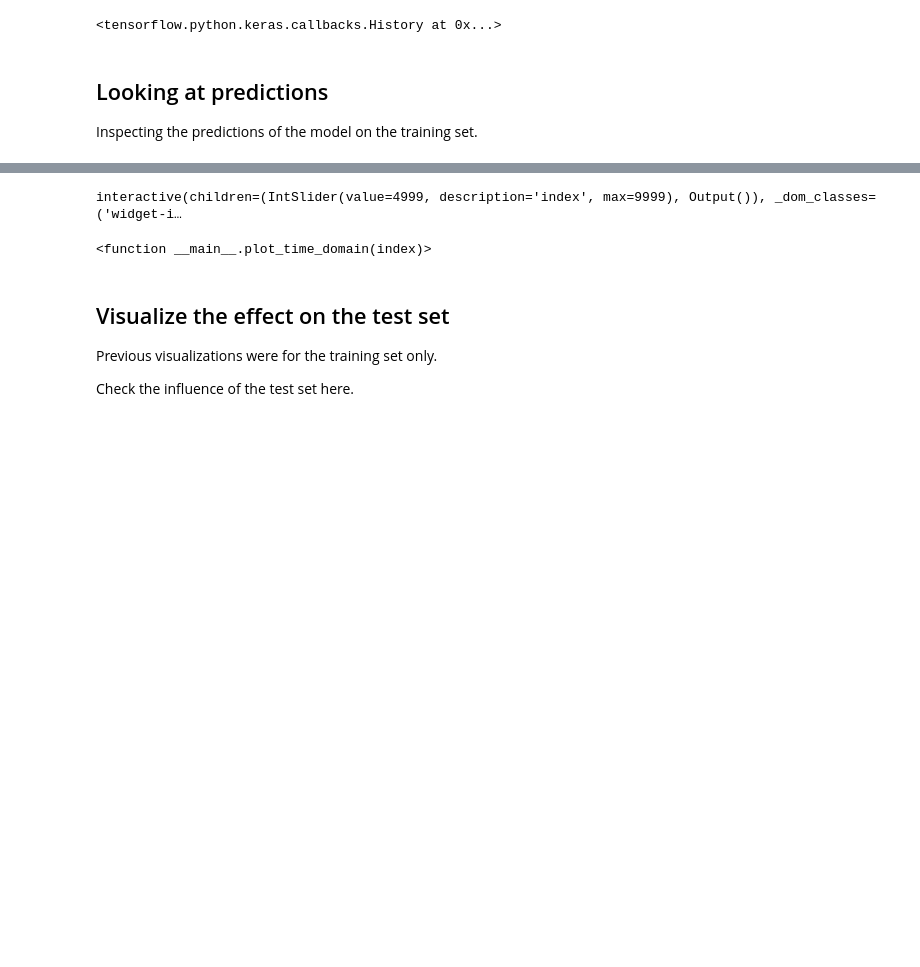
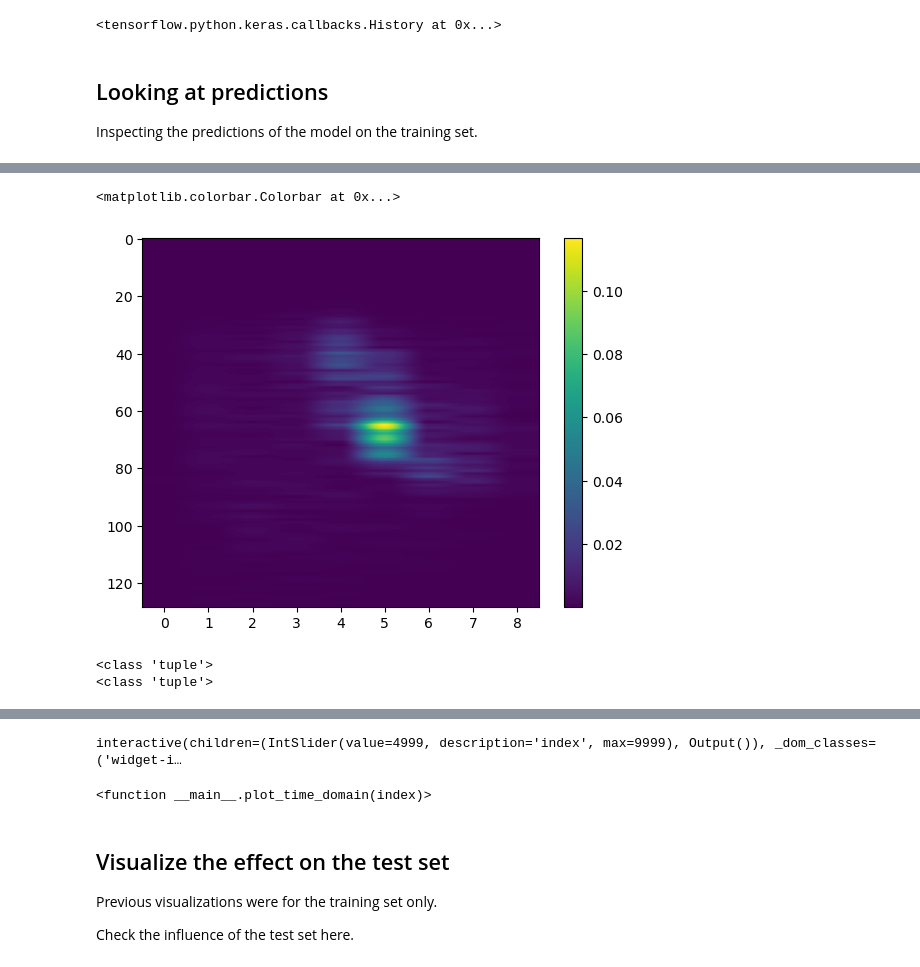
Before and after one commit to alexmundt/waveform-stft-denoise, a Jupyter notebook: Model Training - Phasebased.ipynb, the cells around one changed output, grey strips where cells are left out. Cells and saved outputs as stored; diff of their text form; code cells hidden in the pictures; blank space fills up the shorter version.

```diff
--- a/Model Training - Phasebased.ipynb
+++ b/Model Training - Phasebased.ipynb
@@ -178 +241,14 @@ Inspecting the predictions of the model on the training set.
+# %%
+# plt.imshow(labels[0,:,:,1], aspect="auto")
+plt.imshow(labels[0,:,:], aspect="auto")
+plt.colorbar()
+# %% [output]
+<matplotlib.colorbar.Colorbar at 0x...>
+[figure, added]
+# %%
+for i in train_example_data.as_numpy_iterator():
+    print(type(i))
+# %% [output]
+<class 'tuple'>
+<class 'tuple'>
 # %%
```
Also changed, not shown: parts of 34 cells of this notebook.
